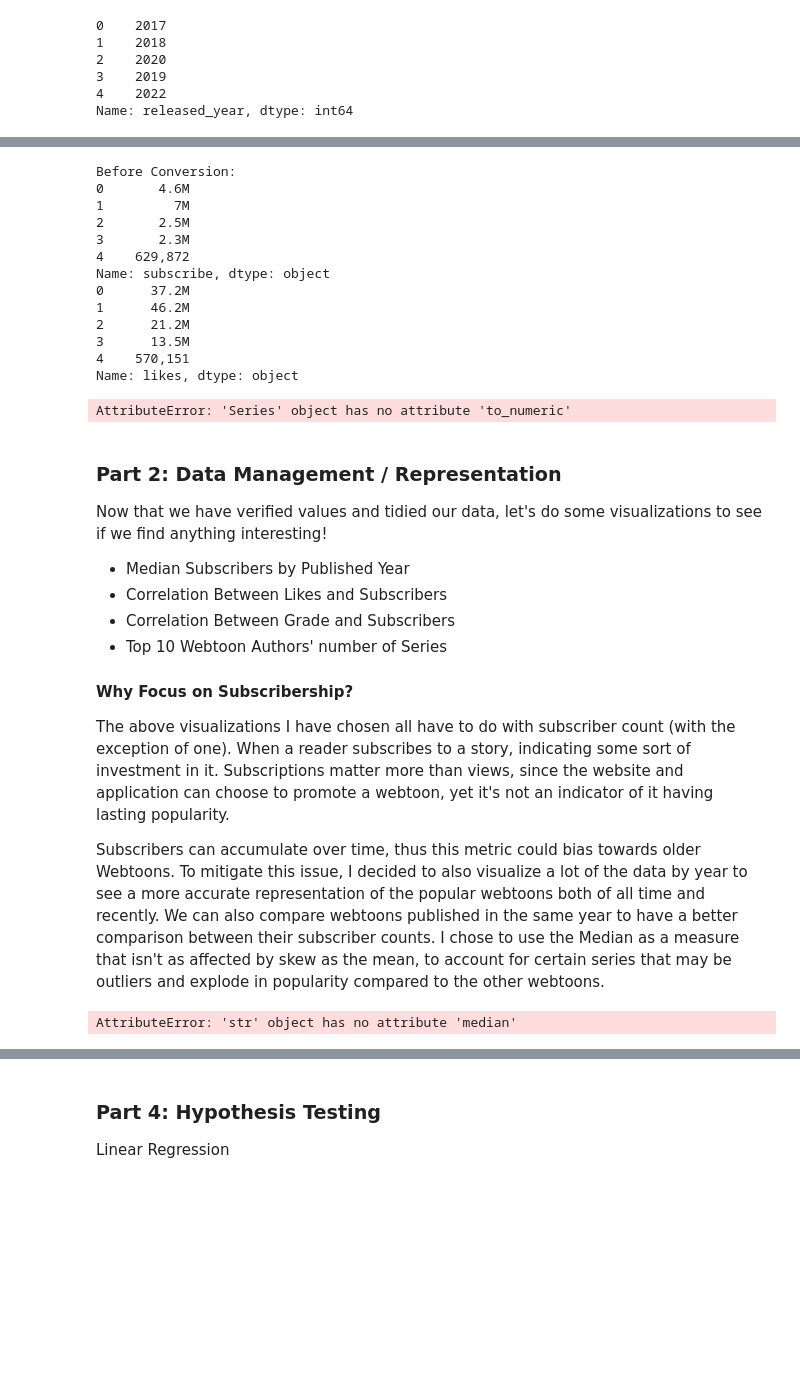
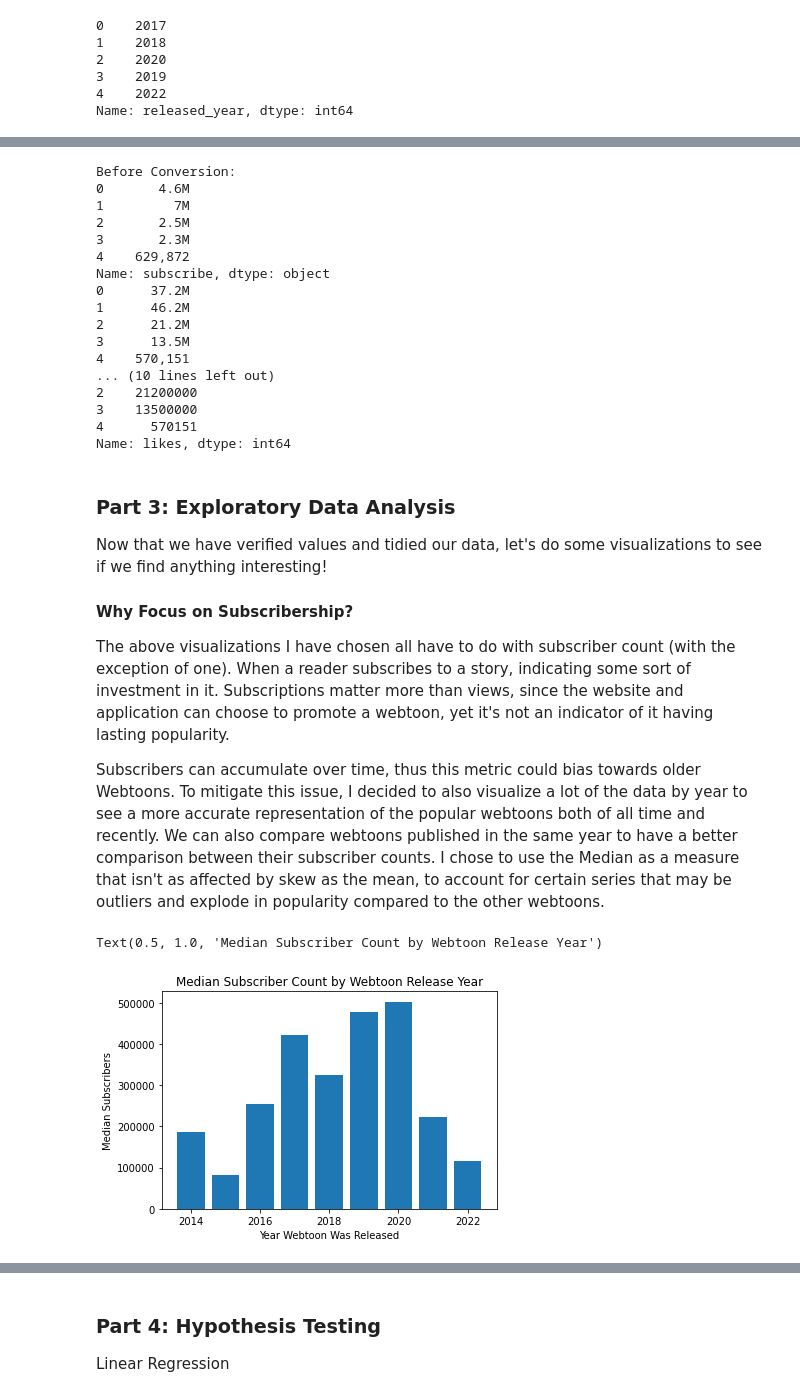
Before and after one commit to mei-lu/cmsc320-final, a Jupyter notebook: final.ipynb, the cells around one changed output, grey strips where cells are left out. Saved outputs shown, nothing was run; the diff lists cells and outputs as text; code cells hidden in the pictures; blank space fills up the shorter version.

Commit message:
do some more analysis

```diff
--- a/final.ipynb
+++ b/final.ipynb
@@ -98,29 +103,32 @@ We must also convert these columns from string to numerical types.
 # %%
 # We can make a function since we have to apply this both to the subscribe column and the likes column
-
 print("Before Conversion:")
 print(dataset['subscribe'].head())
 print(dataset['likes'].head())
-def value_to_float(x):
+def value_to_int(x):
     # Depending on the ending of the number, append the correct amount of zeroes
     if 'K' in x:
         if len(x) > 1:
-            return float(x.replace('K', '')) * 1000
-        return 1000.0
+            return int(float(x.replace('K', '')) * 1000)
+        return 1000
     if 'M' in x:
         if len(x) > 1:
-            return float(x.replace('M', '')) * 1000000
-        return 1000000.0
+            return int(float(x.replace('M', '')) * 1000000)
+        return 1000000
     if 'B' in x:
         return float(x.replace('B', '')) * 1000000000
     return x
 
-dataset['subscribe'] = dataset['subscribe'].apply(value_to_float)
-dataset['likes'] = dataset['likes'].apply(value_to_float).to_numeric()
+# Remove all commas from the numerical columns
+dataset['subscribe'] = dataset['subscribe'].replace(',','', regex=True)
+dataset['likes'] = dataset['likes'].replace(',','', regex=True)
+
+dataset['subscribe'] = dataset['subscribe'].apply(value_to_int)
+dataset['likes'] = dataset['likes'].apply(value_to_int)
 
 # Convert to numeric type
-pd.to_numeric(dataset['subscribe'])
-pd.to_numeric(dataset['likes'])
+dataset['subscribe'] = pd.to_numeric(pd.Series(dataset.subscribe))
+dataset['likes'] = pd.to_numeric(pd.Series(dataset.likes))
 
 print("After Conversion:")
 print(dataset['subscribe'].head())
@@ -138,17 +146,15 @@ Name: subscribe, dtype: object
 2      21.2M
 3      13.5M
 4    570,151
-Name: likes, dtype: object
+... (10 lines left out)
+2    21200000
+3    13500000
+4      570151
+Name: likes, dtype: int64
-AttributeError: 'Series' object has no attribute 'to_numeric'
 # %% [markdown]
-### Part 2: Data Management / Representation
+### Part 3: Exploratory Data Analysis
 
 Now that we have verified values and tidied our data, let's do some visualizations to see if we find anything interesting!
-
-- Median Subscribers by Published Year
-- Correlation Between Likes and Subscribers
-- Correlation Between Grade and Subscribers
-- Top 10 Webtoon Authors' number of Series
 
 #### Why Focus on Subscribership?
 The above visualizations I have chosen all have to do with subscriber count (with the exception of one). When a reader subscribes to a story, indicating some sort of investment in it. Subscriptions matter more than views, since the website and application can choose to promote a webtoon, yet it's not an indicator of it having lasting popularity.
@@ -157,14 +167,18 @@ Subscribers can accumulate over time, thus this metric could bias towards older
 # %%
 year_list = []
+sub_median_by_yr = []
 
 # Median Subscribers by Published Year
 group_yr = dataset.groupby('released_year')
 for name, group in group_yr:
     year_list.append(name) # Adds current year to list
 
-    for row_index, row in group.iterrows():
-        print(row['subscribe'].median())
-# np.median(dataset['subscribe'])
-# plt.bar(year_list, )
+    sub_median_by_yr.append(int(group['subscribe'].median()))
+
+plt.bar(year_list, sub_median_by_yr)
+plt.xlabel("Year Webtoon Was Released")
+plt.ylabel("Median Subscribers")
+plt.title("Median Subscriber Count by Webtoon Release Year")
 # %% [output]
-AttributeError: 'str' object has no attribute 'median'
+Text(0.5, 1.0, 'Median Subscriber Count by Webtoon Release Year')
+[figure, added]
```
Also changed, not shown: parts of 25 cells of this notebook.
